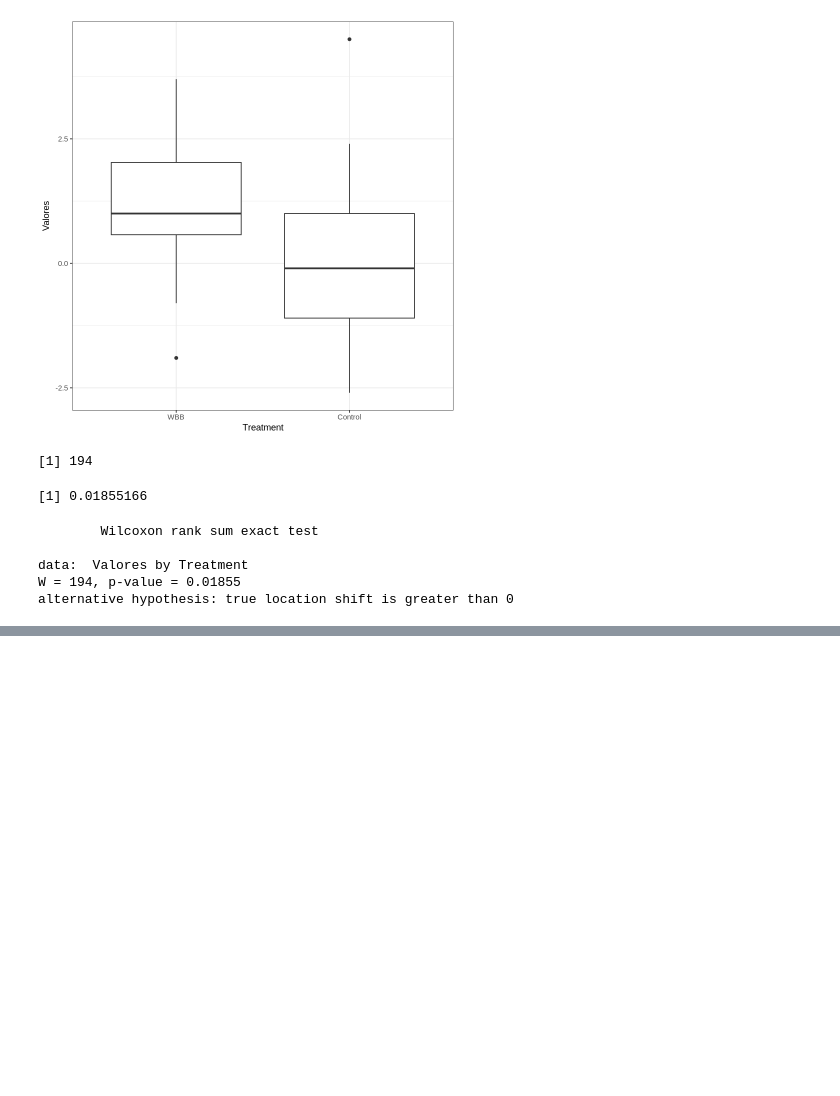
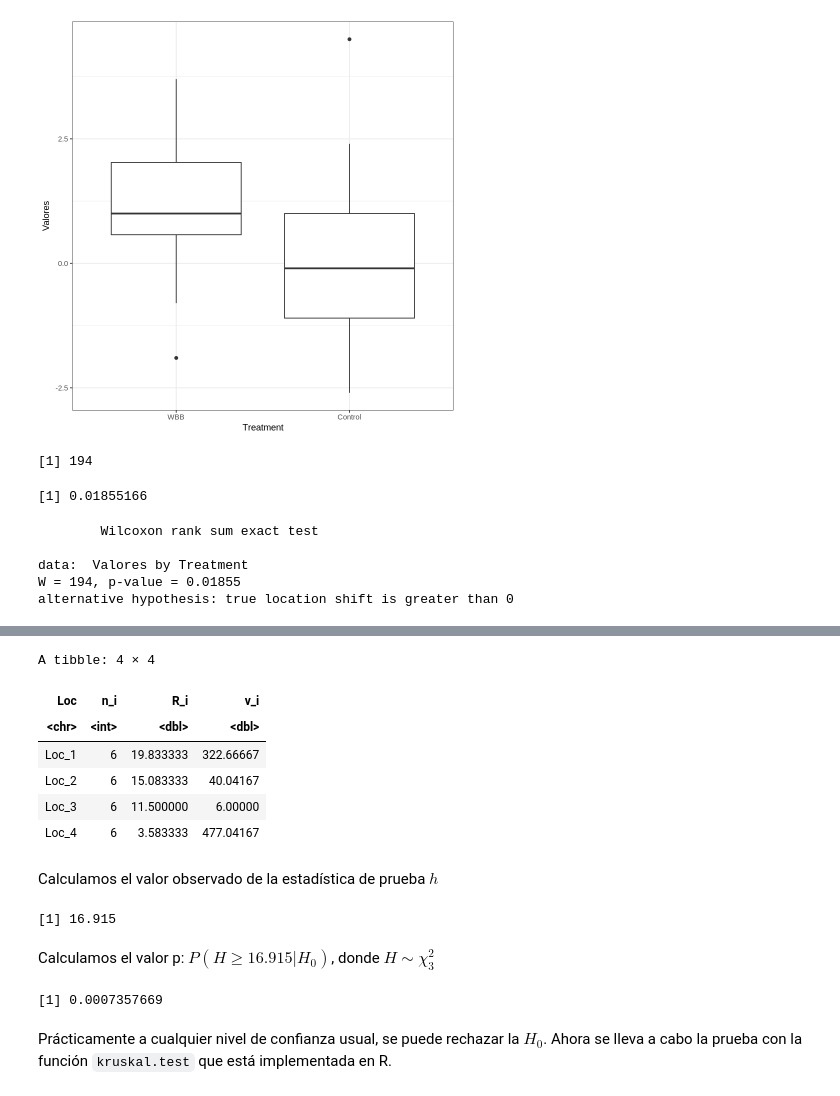
Before and after one commit to cyebram/DEyE, a Jupyter notebook: Tarea_2.ipynb, the cells around one changed output, grey strips where cells are left out. Drawn from its saved outputs; the diff is of its cells as text; code cells hidden in the pictures; blank space fills up the shorter version.

```diff
--- a/Tarea_2.ipynb
+++ b/Tarea_2.ipynb
@@ -206,0 +253,29 @@ alternative hypothesis: true location shift is greater than 0
+# %%
+KW <- df %>% group_by(Loc) %>% summarise(n_i = n(), R_i = mean(Rango))
+# Como n=24, luego (n+1)/2=12.5
+KW<- KW %>% mutate(v_i = n_i*(R_i-12.5)^2)
+KW
+# %% [output]
+A tibble: 4 × 4
+| Loc | n_i | R_i | v_i |
+| <chr> | <int> | <dbl> | <dbl> |
+| Loc_1 | 6 | 19.833333 | 322.66667 |
+| Loc_2 | 6 | 15.083333 | 40.04167 |
+| Loc_3 | 6 | 11.500000 | 6.00000 |
+| Loc_4 | 6 | 3.583333 | 477.04167 |
+# %% [markdown]
+Calculamos el valor observado de la estadística de prueba $h$
+# %%
+h <- 12/(24*25)* sum(KW$v_i)
+h
+# %% [output]
+[1] 16.915
+# %% [markdown]
+Calculamos el valor p: $P(H\geq 16.915|H_0)$, donde $H \sim \chi^2_3$
+# %%
+valor_p <- pchisq(h, 3, lower.tail = FALSE)
+valor_p
+# %% [output]
+[1] 0.0007357669
+# %% [markdown]
+Prácticamente a cualquier nivel de confianza usual, se puede rechazar la $H_0$. Ahora se lleva a cabo la prueba con la función `kruskal.test` que está implementada en R.
```
Also changed, not shown: parts of 4 cells of this notebook.
